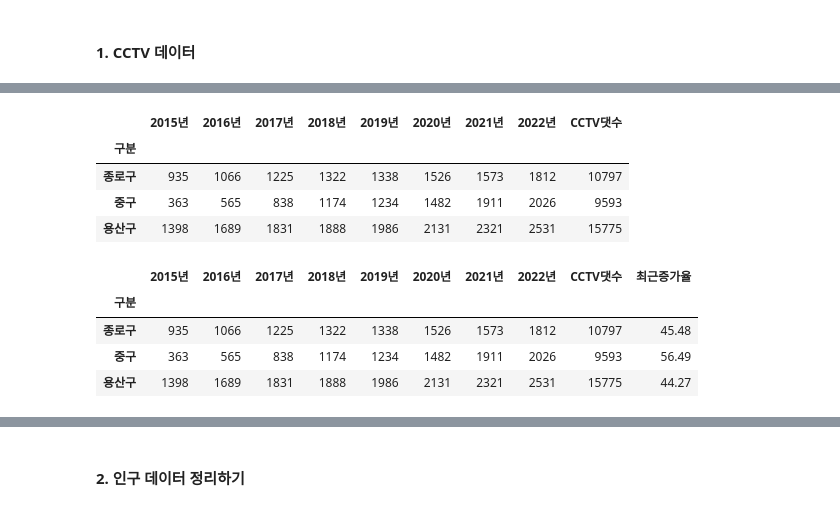
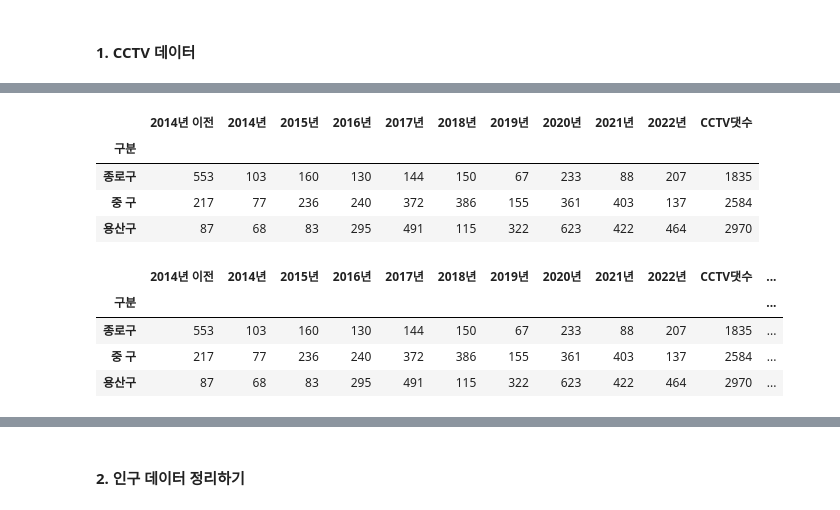
Before and after one commit to forever-young86/DataAnalysis-2023.09, a Jupyter notebook: 02.Pandas/10.서울시CCTV.ipynb, the cells around one changed output, grey strips where cells are left out. Cells and saved outputs as stored; diff of their text form; code cells hidden in the pictures.

```diff
--- a/02.Pandas/10.서울시CCTV.ipynb
+++ b/02.Pandas/10.서울시CCTV.ipynb
@@ -8,7 +8,7 @@ import pandas as pd
 # %% [markdown]
 #### 1. CCTV 데이터
 # %%
-cctv = pd.read_csv('data/서울시 자치구 연도별 방범용 CCTV 운영 현황_230630기준.csv',
+cctv = pd.read_csv('data/서울시 자치구 년도별 CCTV 설치 현황_230630기준.csv',
                    encoding='EUC-KR', index_col='구분', thousands=',')
 cctv.head(3)
 # %% [output]
@@ -20,4 +20,5 @@ cctv.head(3)
 # %%
-cctv.drop(columns=['Unnamed: 0', '2023년'], inplace=True)
+cctv.drop(columns=['Unnamed: 0', '총계', '2023년'], inplace=True)
+cctv.drop(['계'], inplace=True)        # '계' 행 지우기
 cctv.head(3)
 # %% [output]
@@ -28,0 +35,4 @@ cctv.head(3)
+# %%
+# 결측치를 0으로 대체하고, 타입을 정수로 변경
+cctv = cctv.fillna(0).astype(int)
+cctv.tail()
@@ -30,17 +48,17 @@ cctv.head(3)
 cctv['CCTV댓수'] = cctv.sum(axis=1)
 cctv.head(3)
 # %% [output]
-|  | 2015년 | 2016년 | 2017년 | 2018년 | 2019년 | 2020년 | 2021년 | 2022년 | CCTV댓수 |
-| 구분 |  |  |  |  |  |  |  |  |  |
-| 종로구 | 935 | 1066 | 1225 | 1322 | 1338 | 1526 | 1573 | 1812 | 10797 |
-| 중구 | 363 | 565 | 838 | 1174 | 1234 | 1482 | 1911 | 2026 | 9593 |
-| 용산구 | 1398 | 1689 | 1831 | 1888 | 1986 | 2131 | 2321 | 2531 | 15775 |
+|  | 2014년 이전 | 2014년 | 2015년 | 2016년 | 2017년 | 2018년 | 2019년 | 2020년 | 2021년 | 2022년 | CCTV댓수 |
+| 구분 |  |  |  |  |  |  |  |  |  |  |  |
+| 종로구 | 553 | 103 | 160 | 130 | 144 | 150 | 67 | 233 | 88 | 207 | 1835 |
+| 중 구 | 217 | 77 | 236 | 240 | 372 | 386 | 155 | 361 | 403 | 137 | 2584 |
+| 용산구 | 87 | 68 | 83 | 295 | 491 | 115 | 322 | 623 | 422 | 464 | 2970 |
 # %%
-cctv['최근증가율'] = ((cctv['2020년'] + cctv['2021년'] + cctv['2022년']) / cctv['CCTV댓수'] * 100).round(2)
-cctv.head(3)
+cctv['최근증가율'] = (cctv.loc[:, '2020년':'2022년'].sum(axis=1) / cctv['CCTV댓수'] * 100).round(2)
+cctv.head(3)            #cctv['2020년':'2022년'] 는 행인덱스로 인식해서 에러남 주의!
 # %% [output]
-|  | 2015년 | 2016년 | 2017년 | 2018년 | 2019년 | 2020년 | 2021년 | 2022년 | CCTV댓수 | 최근증가율 |
-| 구분 |  |  |  |  |  |  |  |  |  |  |
-| 종로구 | 935 | 1066 | 1225 | 1322 | 1338 | 1526 | 1573 | 1812 | 10797 | 45.48 |
-| 중구 | 363 | 565 | 838 | 1174 | 1234 | 1482 | 1911 | 2026 | 9593 | 56.49 |
-| 용산구 | 1398 | 1689 | 1831 | 1888 | 1986 | 2131 | 2321 | 2531 | 15775 | 44.27 |
+|  | 2014년 이전 | 2014년 | 2015년 | 2016년 | 2017년 | 2018년 | 2019년 | 2020년 | 2021년 | 2022년 | CCTV댓수 | ... |
+| 구분 |  |  |  |  |  |  |  |  |  |  |  | ... |
+| 종로구 | 553 | 103 | 160 | 130 | 144 | 150 | 67 | 233 | 88 | 207 | 1835 | ... |
+| 중 구 | 217 | 77 | 236 | 240 | 372 | 386 | 155 | 361 | 403 | 137 | 2584 | ... |
+| 용산구 | 87 | 68 | 83 | 295 | 491 | 115 | 322 | 623 | 422 | 464 | 2970 | ... |
```
Also changed, not shown: parts of 11 cells of this notebook, 4 other files.
